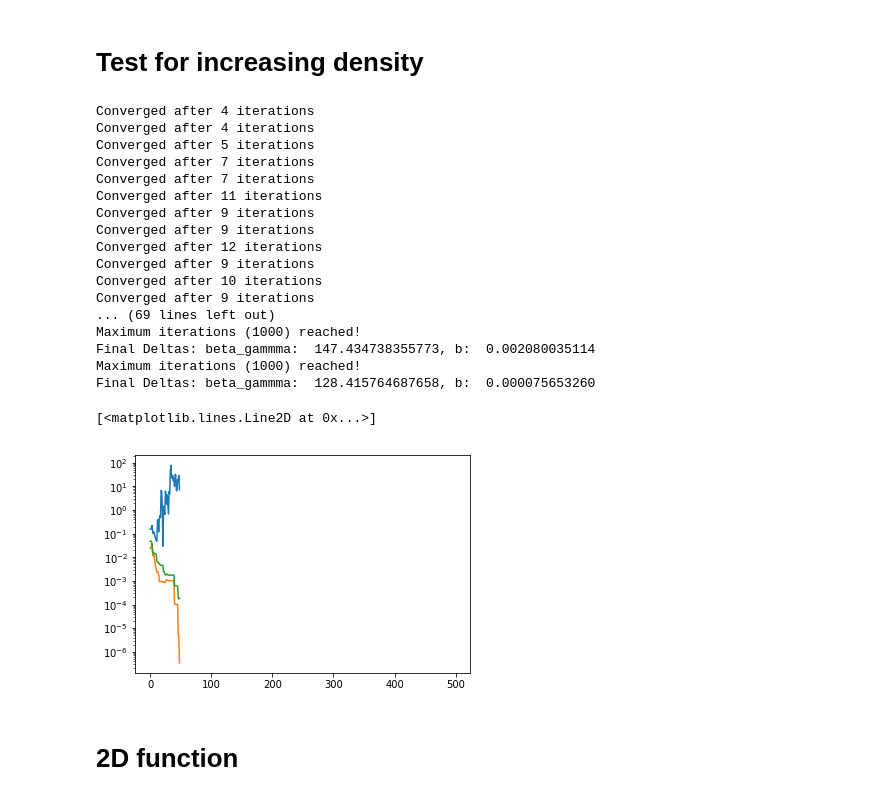
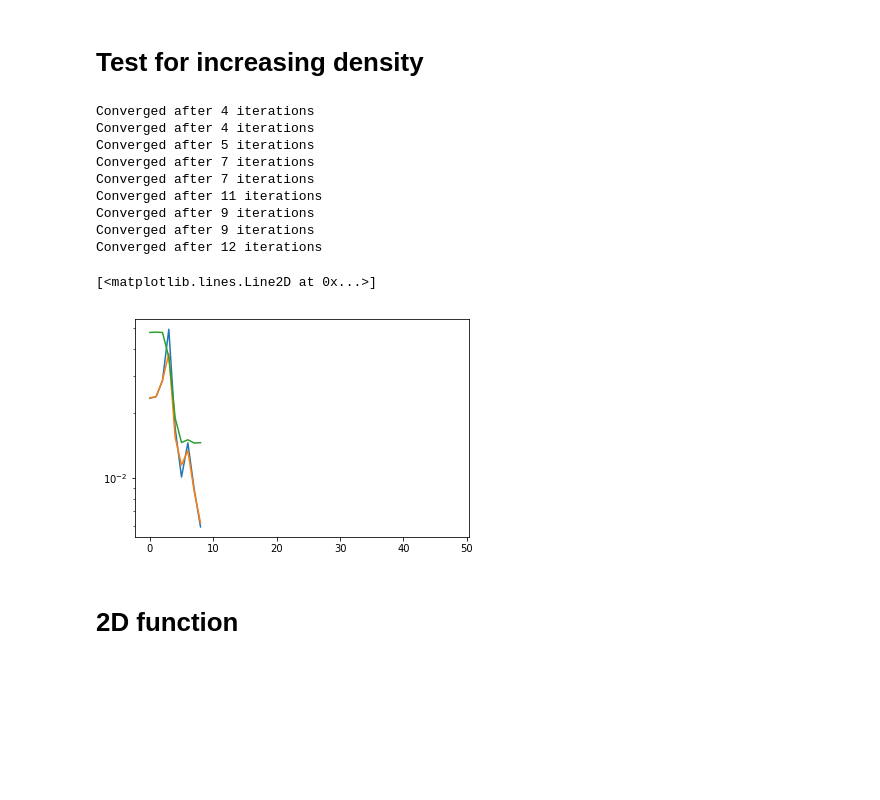
Before and after one commit to ralf-meyer/MLDerivs, a Jupyter notebook: example.ipynb, the cells around one changed output. Drawn from its saved outputs; the diff is of its cells as text; code cells hidden in the pictures; blank space fills up the shorter version.

```diff
--- a/example.ipynb
+++ b/example.ipynb
@@ -66,7 +66,7 @@ def f_prime(x):
     return  (np.pi*x*np.cos(np.pi*x)-np.sin(np.pi*x))/x**2/np.pi
 
 np.random.seed(0)
-x_train = np.random.uniform(size = (500, 1), low = -10.0, high = 10.0)
+x_train = np.random.uniform(size = (50, 1), low = -10.0, high = 10.0)
 x_prime_train = x_train#np.random.uniform(size = (8, 1), low = -10.0, high = 10.0)
 y_train = f(x_train[:,0])
 y_prime_train = f_prime(x_prime_train)
@@ -77,53 +77,45 @@ epsilon = 0.001
 
 IRWLS = IRWLS_SVR(C1 = C1, C2 = C2, epsilon = epsilon, gamma = 1.0)
 RLSVRD = RLSVRD_regressor(C1 = C1, C2 = C2, gamma = 1.0, method = 1)
 sk_svr = SVR(C = C1, epsilon = epsilon, gamma = 1.0)
 x_test = np.linspace(-10.0, 10.0, 2000).reshape((-1,1))
 y_test = f(x_test).ravel()
 irwls_error = np.zeros(len(x_train)-1)
 rlsvrd_error = np.zeros(len(x_train)-1)
 sk_svr_error = np.zeros(len(x_train)-1)
 
-for i in range(1, 50):
-    IRWLS.fit(x_train[:i, :], y_train[:i], x_prime_train[:i,:], y_prime_train[:i,:])
+for i in range(1, 10):
+    IRWLS.fit(x_train[:i, :], y_train[:i], x_prime_train[:i,:], y_prime_train[:i,:], max_iter=2000)
     RLSVRD.fit(x_train[:i, :], y_train[:i], x_prime_train[:i,:], y_prime_train[:i,:])
     sk_svr.fit(x_train[:i, :], y_train[:i])
-    irwls_error[i-1] = np.sqrt(np.mean((IRWLS.predict(x_test) - y_test)**2))
+    irwls_error[i-1] = np.mean((IRWLS.predict(x_test) - y_test)**2)
     rlsvrd_error[i-1] = np.mean((RLSVRD.predict(x_test) - y_test)**2)
     sk_svr_error[i-1] = np.mean((sk_svr.predict(x_test) - y_test)**2)
-    #plt.figure()
-    #plt.plot(x_test, y_test)
-    #plt.scatter(x_train[:i, 0], y_train[:i])
-    #plt.plot(x_test, RLSVRD.predict(x_test))
-    #plt.plot(x_test, sk_svr.predict(x_test))
-    #plt.show()
-    #print(np.sqrt(np.mean((RLSVRD.predict(x_test) - y_test)**2)))
+    if i > 10:
+        plt.figure()
+        plt.plot(x_test, y_test, "0.5")
+        plt.scatter(x_train[:i, 0], y_train[:i])
+        plt.plot(x_test, IRWLS.predict(x_test))
+        plt.plot(x_test, RLSVRD.predict(x_test))
+        plt.plot(x_test, sk_svr.predict(x_test))
+        plt.show()
 
-#plt.plot(irwls_error)
 plt.figure()
 plt.semilogy(irwls_error)
 plt.semilogy(rlsvrd_error)
 plt.semilogy(sk_svr_error)
 # %% [output]
 Converged after 4 iterations
 Converged after 4 iterations
 Converged after 5 iterations
 Converged after 7 iterations
 Converged after 7 iterations
 Converged after 11 iterations
 Converged after 9 iterations
 Converged after 9 iterations
 Converged after 12 iterations
-Converged after 9 iterations
-Converged after 10 iterations
-Converged after 9 iterations
-... (69 lines left out)
-Maximum iterations (1000) reached!
-Final Deltas: beta_gammma:  147.434738355773, b:  0.002080035114
-Maximum iterations (1000) reached!
-Final Deltas: beta_gammma:  128.415764687658, b:  0.000075653260
 [<matplotlib.lines.Line2D at 0x...>]
-[figure, old version]
+[figure, new version]
 # %% [markdown]
 # 2D function
 # %%
```
Also changed, not shown: parts of 8 cells of this notebook.
